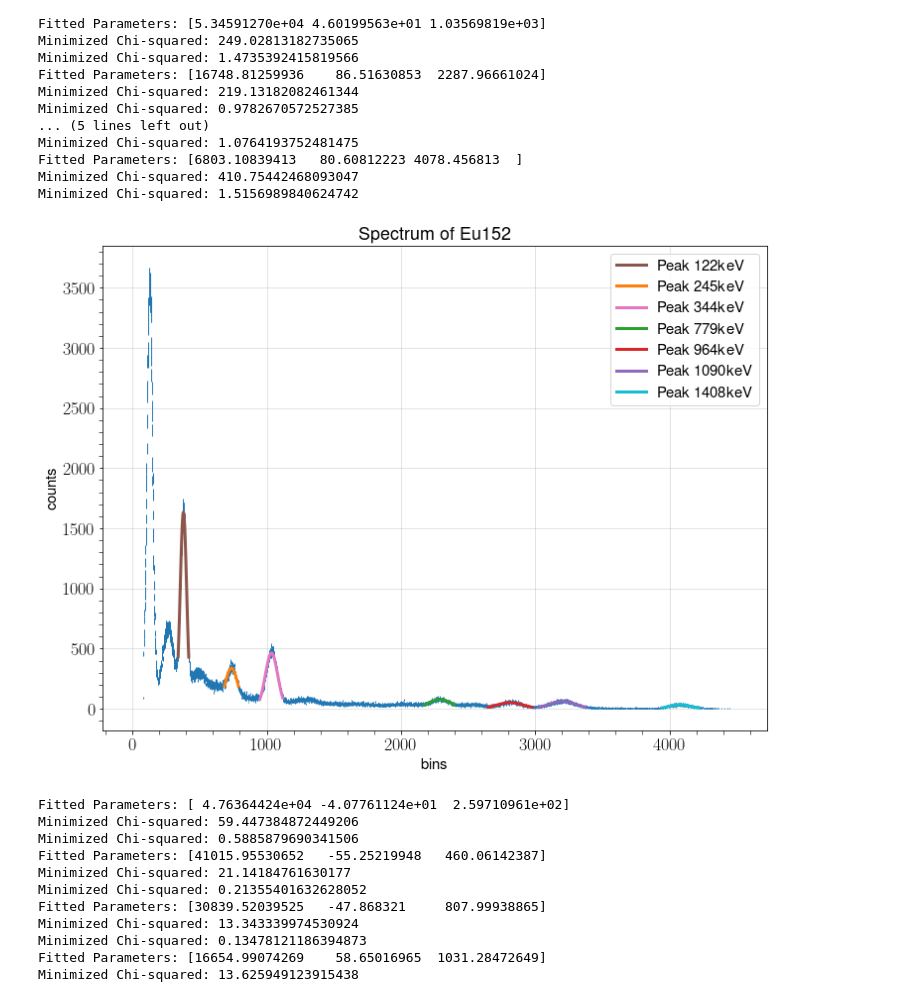
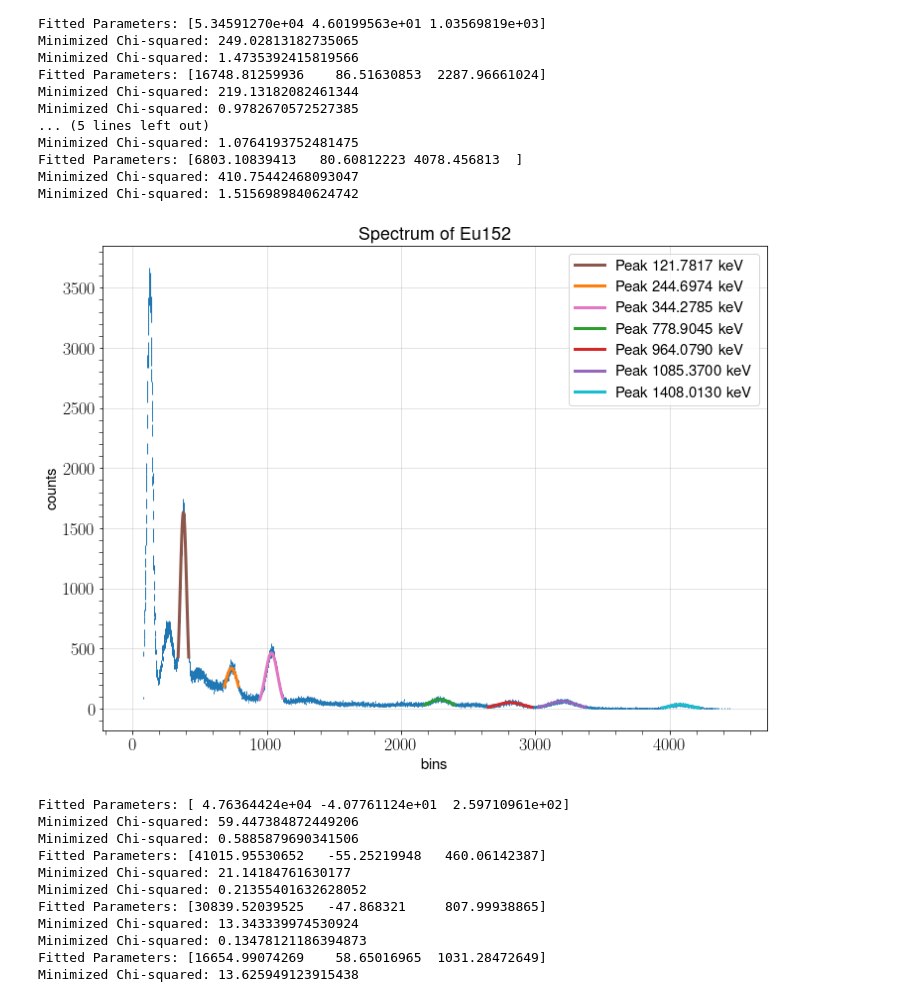
Before and after one commit to MayerPablo/FP, a Jupyter notebook: Szintillator.ipynb, the cells around one changed output. Saved outputs shown, nothing was run; the diff lists cells and outputs as text; code cells hidden in the pictures.

```diff
--- a/Szintillator.ipynb
+++ b/Szintillator.ipynb
@@ -845,44 +845,44 @@ plt.errorbar(bins_eu_gesamt,eu_gesamt,yerr=np.sqrt(eu_gesamt), fmt='.',markersiz
 
 # Peak 1 Plotting
 plt.plot(eu_least_sqaure_fit_p1[0], my_function(eu_least_sqaure_fit_p1[0],
-            *eu_least_sqaure_fit_p1[2]), linewidth=3, label="Peak 122keV", color='tab:brown')
+            *eu_least_sqaure_fit_p1[2]), linewidth=3, label="Peak 121.7817 keV", color='tab:brown')
 
 # Peak 2 Plotting
 plt.plot(eu_least_sqaure_fit_p2[0], my_function(eu_least_sqaure_fit_p2[0],
-            *eu_least_sqaure_fit_p2[2]), linewidth=3, label="Peak 245keV", color='tab:orange')
+            *eu_least_sqaure_fit_p2[2]), linewidth=3, label="Peak 244.6974 keV", color='tab:orange')
 
 # Peak 3 Plotting
 plt.plot(eu_least_sqaure_fit_p3[0], my_function(eu_least_sqaure_fit_p3[0],
-            *eu_least_sqaure_fit_p3[2]), linewidth=3, label="Peak 344keV", color='tab:pink')
+            *eu_least_sqaure_fit_p3[2]), linewidth=3, label="Peak 344.2785 keV", color='tab:pink')
 
 # Peak 4 Plotting
 plt.plot(eu_least_sqaure_fit_p4[0], my_function(eu_least_sqaure_fit_p4[0],
-            *eu_least_sqaure_fit_p4[2]), linewidth=3, label="Peak 779keV", color='tab:green')
+            *eu_least_sqaure_fit_p4[2]), linewidth=3, label="Peak 778.9045 keV", color='tab:green')
 
 # Peak 5 Plotting
 plt.plot(eu_least_sqaure_fit_p5[0], my_function(eu_least_sqaure_fit_p5[0],
-            *eu_least_sqaure_fit_p5[2]), linewidth=3, label="Peak 964keV", color='tab:red')
+            *eu_least_sqaure_fit_p5[2]), linewidth=3, label="Peak 964.0790 keV", color='tab:red')
 
 # Peak 6 Plotting
 plt.plot(eu_least_sqaure_fit_p6[0], my_function(eu_least_sqaure_fit_p6[0],
-            *eu_least_sqaure_fit_p6[2]), linewidth=3, label="Peak 1090keV", color='tab:purple')
+            *eu_least_sqaure_fit_p6[2]), linewidth=3, label="Peak 1085.3700 keV", color='tab:purple')
 
 # Peak 7 Plotting
 plt.plot(eu_least_sqaure_fit_p7[0], my_function(eu_least_sqaure_fit_p7[0],
-            *eu_least_sqaure_fit_p7[2]), linewidth=3, label="Peak 1408keV", color='tab:cyan')
+            *eu_least_sqaure_fit_p7[2]), linewidth=3, label="Peak 1408.0130 keV", color='tab:cyan')
 
 
 plt.title("Spectrum of Eu152")
 plt.xlabel("bins")
 plt.ylabel("counts")
 
 plt.grid(True, linewidth=0.5, alpha=0.7)
 
 plt.legend()
 
-fig.savefig("EuropiumPeaks.svg")
+plt.savefig("EuropiumPeaks.svg")
 # %% [output]
-[figure, old version]
+[figure, new version]
 # %%
 #THORIUM FIT
 
```
Also changed, not shown: parts of 4 cells of this notebook, 5 other files.
